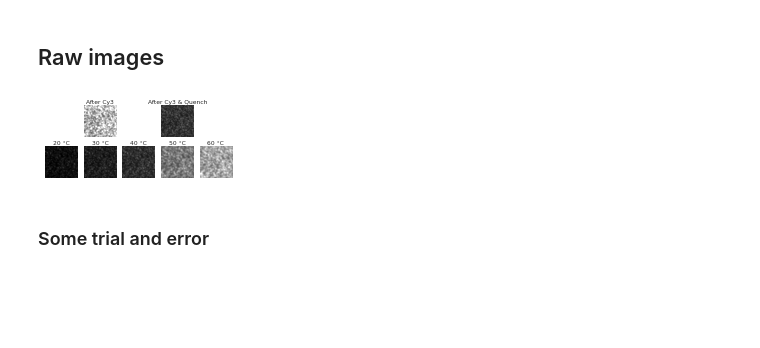
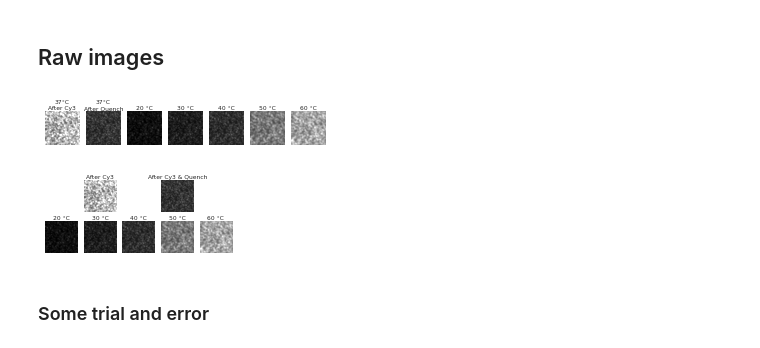
Before and after one commit to keyuxi/nnn_analysis, a Jupyter notebook: 220420_figure1.ipynb, the cells around one changed output. Saved outputs shown, nothing was run; the diff lists cells and outputs as text; code cells hidden in the pictures; blank space fills up the shorter version.

Commit message:
figure 1 and simulation updates on sherlock

```diff
--- a/220420_figure1.ipynb
+++ b/220420_figure1.ipynb
@@ -46,43 +46,83 @@ def normalize_image(img, norm_max_min, celsius):
     return (img - fmin) / (fmax - fmin)
 # %%
 """
-Final
+one row
 """
 label_font_size = 6
 title_args = dict(fontsize=label_font_size, pad=0)
 experiment = '20220314'
 datadir = '/scratch/groups/wjg/kyx/NNNlib2b_Nov11/data/'
 imagedir = os.path.join(datadir, 'images_' + experiment)
 condition = ['Green07_Cy3', 'Green09_Quench', 'Green10_20', 'Green14_30', 'Green18_40','Green22_50', 'Green26_60']
 T = [37.5, 37.5, 20, 30, 40, 50, 60]
 tile = 9
 
 norm_max_min = pd.read_table(os.path.join(datadir, 'series_normalized', 'NNNlib2b_DNA_%s_norm_max_min.tsv'%experiment))
 xdata = pd.read_table(os.path.join(datadir, 'series_normalized', 'NNNlib2b_DNA_%s_xdata.txt'%experiment), header=None) - 273.15
 norm_max_min.index = np.array(xdata).squeeze()
 
 filenames = [get_tile_filename(imagedir, c, tile) for c in condition]
 
-fig, ax = plt.subplots(2,5,figsize=(2*4.25*cm, 3.5*cm))
+fig, ax = plt.subplots(1,7,figsize=(3*4.25*cm, 3.5*cm))
 for i in range(2):
     im = im = get_cropped_tif(filenames[i], (512, 1024, 128,128))
     norm_im = normalize_image(im, norm_max_min, T[i])
-    ax[0][2*i + 1].imshow(norm_im, cmap='gray', vmin=300, vmax=2200)
+    ax[i].imshow(norm_im, cmap='gray', vmin=300, vmax=2200)
+    ax[i].axis('off')
 
-ax[0][1].set_title('After Cy3', fontsize=label_font_size, pad=0)
-ax[0][3].set_title('After Cy3 & Quench', fontsize=label_font_size, pad=0)
+ax[0].set_title('37°C\nAfter Cy3', fontsize=label_font_size, pad=0)
+ax[1].set_title('37°C\nAfter Quench', fontsize=label_font_size, pad=0)
+
 
 for i in range(5):
     im = im = get_cropped_tif(filenames[i+2], (512, 1024, 128,128))
     norm_im = normalize_image(im, norm_max_min, T[i+2])
-    ax[1][i].imshow(norm_im, cmap='gray', vmin=300, vmax=2200)
-    ax[1][i].axis('off')
-    ax[0][i].axis('off')
-    ax[1][i].set_title('%d °C'%T[i+2], fontsize=label_font_size, pad=0)
+    ax[i+2].imshow(norm_im, cmap='gray', vmin=300, vmax=2200)
+    ax[i+2].axis('off')
+    ax[i+2].set_title('%d °C'%T[i+2], fontsize=label_font_size, pad=0)
 
-util.save_fig('./fig/raw_image/all_examples.pdf')
+util.save_fig('./fig/raw_image/all_examples_one_row.pdf')
 # %% [output]
-[figure, old version]
+[figure, new version]
+# %%
+"""
+two rows
+"""
+label_font_size = 6
+title_args = dict(fontsize=label_font_size, pad=0)
+experiment = '20220314'
+datadir = '/scratch/groups/wjg/kyx/NNNlib2b_Nov11/data/'
+imagedir = os.path.join(datadir, 'images_' + experiment)
+condition = ['Green07_Cy3', 'Green09_Quench', 'Green10_20', 'Green14_30', 'Green18_40','Green22_50', 'Green26_60']
+T = [37.5, 37.5, 20, 30, 40, 50, 60]
+tile = 9
+
+norm_max_min = pd.read_table(os.path.join(datadir, 'series_normalized', 'NNNlib2b_DNA_%s_norm_max_min.tsv'%experiment))
+xdata = pd.read_table(os.path.join(datadir, 'series_normalized', 'NNNlib2b_DNA_%s_xdata.txt'%experiment), header=None) - 273.15
+norm_max_min.index = np.array(xdata).squeeze()
+
+filenames = [get_tile_filename(imagedir, c, tile) for c in condition]
+
+fig, ax = plt.subplots(2,5,figsize=(2*4.25*cm, 3.5*cm))
+for i in range(2):
+    im = im = get_cropped_tif(filenames[i], (512, 1024, 128,128))
+    norm_im = normalize_image(im, norm_max_min, T[i])
+    ax[0][2*i + 1].imshow(norm_im, cmap='gray', vmin=300, vmax=2200)
+
+ax[0][1].set_title('After Cy3', fontsize=label_font_size, pad=0)
+ax[0][3].set_title('After Cy3 & Quench', fontsize=label_font_size, pad=0)
+
+for i in range(5):
+    im = im = get_cropped_tif(filenames[i+2], (512, 1024, 128,128))
+    norm_im = normalize_image(im, norm_max_min, T[i+2])
+    ax[1][i].imshow(norm_im, cmap='gray', vmin=300, vmax=2200)
+    ax[1][i].axis('off')
+    ax[0][i].axis('off')
+    ax[1][i].set_title('%d °C'%T[i+2], fontsize=label_font_size, pad=0)
+
+util.save_fig('./fig/raw_image/all_examples.pdf')
+# %% [output]
+[figure, added]
 # %% [markdown]
 ### Some trial and error
 # %%
```
Also changed, not shown: parts of 3 cells of this notebook, 4 other files.
